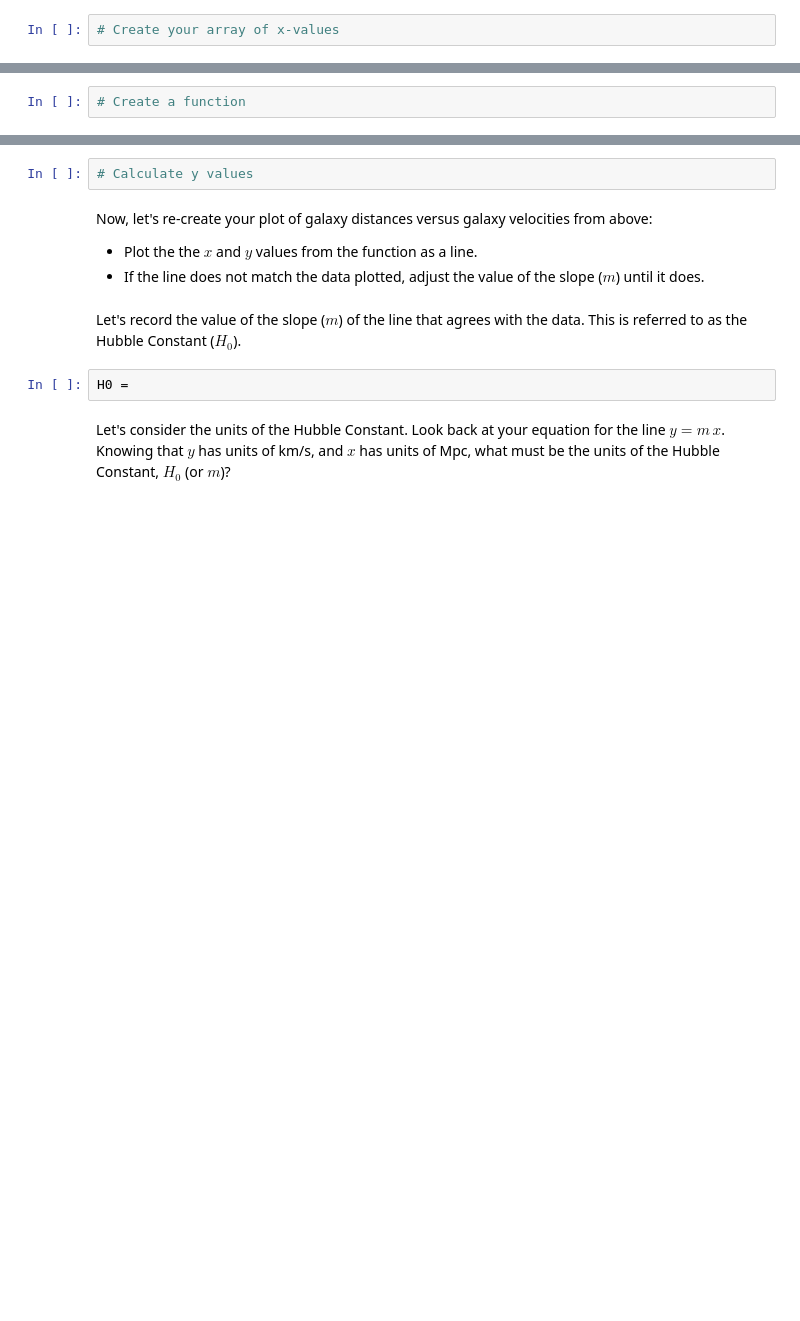
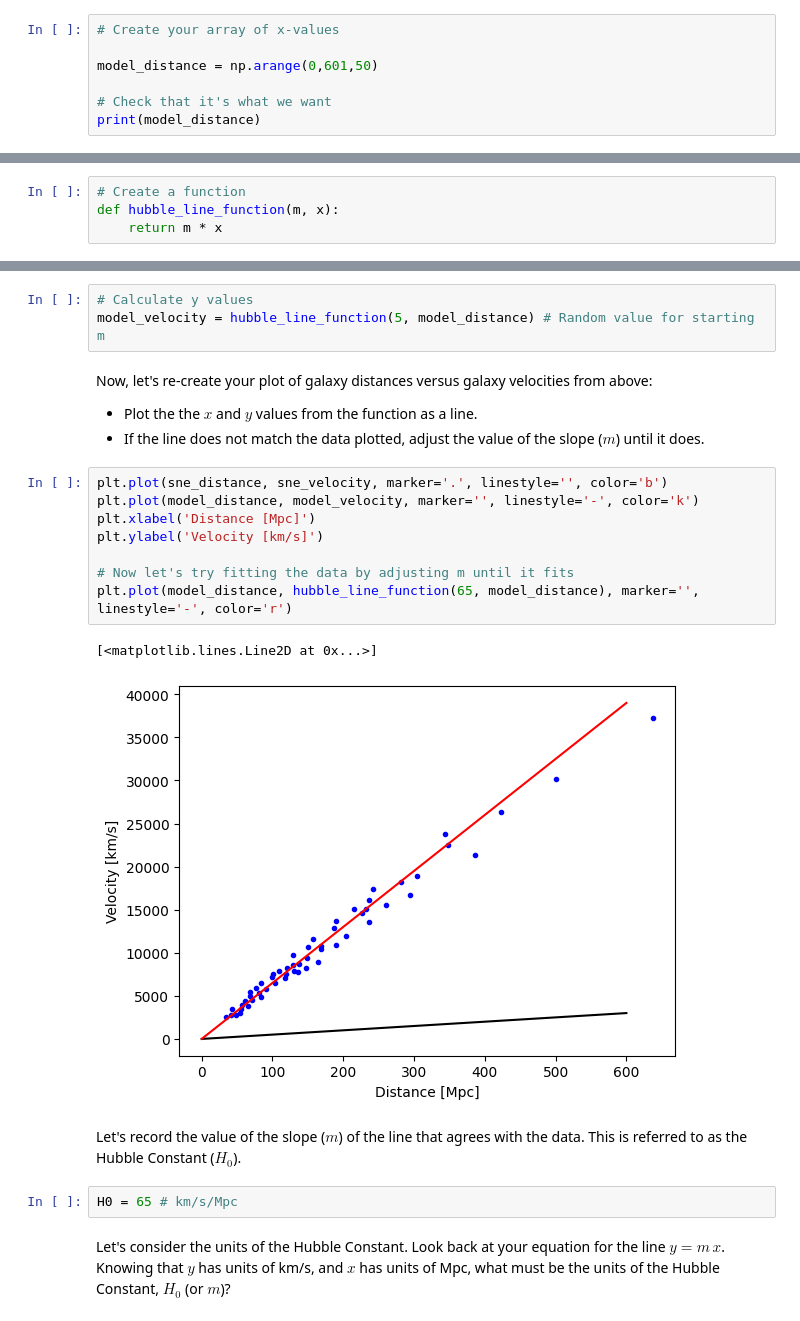
Before and after one commit to CIERA-Northwestern/REACHpy, a Jupyter notebook: Module_2/Challenge_3_Universe_Expansion.ipynb, the cells around one changed output, grey strips where cells are left out. Drawn from its saved outputs; the diff is of its cells as text; blank space fills up the shorter version.

```diff
--- a/Module_2/Challenge_3_Universe_Expansion.ipynb
+++ b/Module_2/Challenge_3_Universe_Expansion.ipynb
@@ -42,3 +75,8 @@ To accomplish this, we need to create the x and y values for the line.
 First we need to create an array that spans the full domain of your previous figure.
 # %%
 # Create your array of x-values
+
+model_distance = np.arange(0,601,50)
+
+# Check that it's what we want
+print(model_distance)
@@ -49,18 +89,32 @@ where $m$ is the slope.
 Create a function that will take $m$ and $x$ and will return $y$.
 # %%
 # Create a function
+def hubble_line_function(m, x):
+    return m * x
 # %% [markdown]
 Now apply the function you created to the array of $x$ values you created earlier. For now, choose any number for $m$ and we'll change it later to best fit the data.
 # %%
 # Calculate y values
+model_velocity = hubble_line_function(5, model_distance) # Random value for starting m
 # %% [markdown]
 Now, let's re-create your plot of galaxy distances versus galaxy velocities from above:
  - Plot the the $x$ and $y$ values from the function as a line.
  - If the line does not match the data plotted, adjust the value of the slope ($m$) until it does.
+# %%
+plt.plot(sne_distance, sne_velocity, marker='.', linestyle='', color='b')
+plt.plot(model_distance, model_velocity, marker='', linestyle='-', color='k')
+plt.xlabel('Distance [Mpc]')
+plt.ylabel('Velocity [km/s]')
+
+# Now let's try fitting the data by adjusting m until it fits
+plt.plot(model_distance, hubble_line_function(65, model_distance), marker='', linestyle='-', color='r')
+# %% [output]
+[<matplotlib.lines.Line2D at 0x...>]
+[figure, added]
 # %% [markdown]
 Let's record the value of the slope ($m$) of the line that agrees with the data. This is referred to as the Hubble Constant ($H_0$).
-# %%
-H0 =
+# %%
+H0 = 65 # km/s/Mpc
 # %% [markdown]
 Let's consider the units of the Hubble Constant. Look back at your equation for the line $y=m\,x$. Knowing that $y$ has units of km/s, and $x$ has units of Mpc, what must be the units of the Hubble Constant, $H_0$ (or $m$)?
 # %%
```
Also changed, not shown: parts of 8 cells of this notebook, 4 other files.
